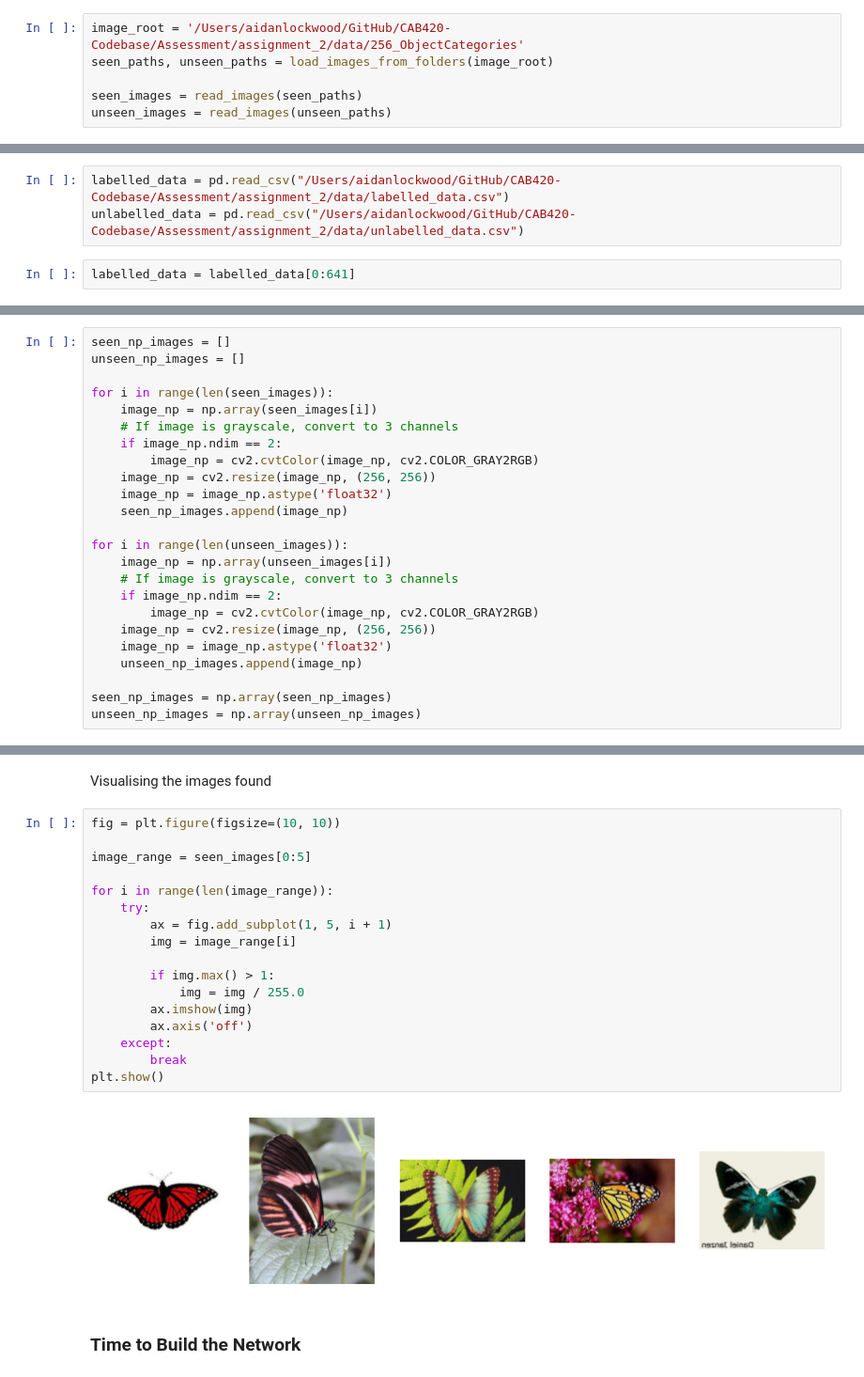
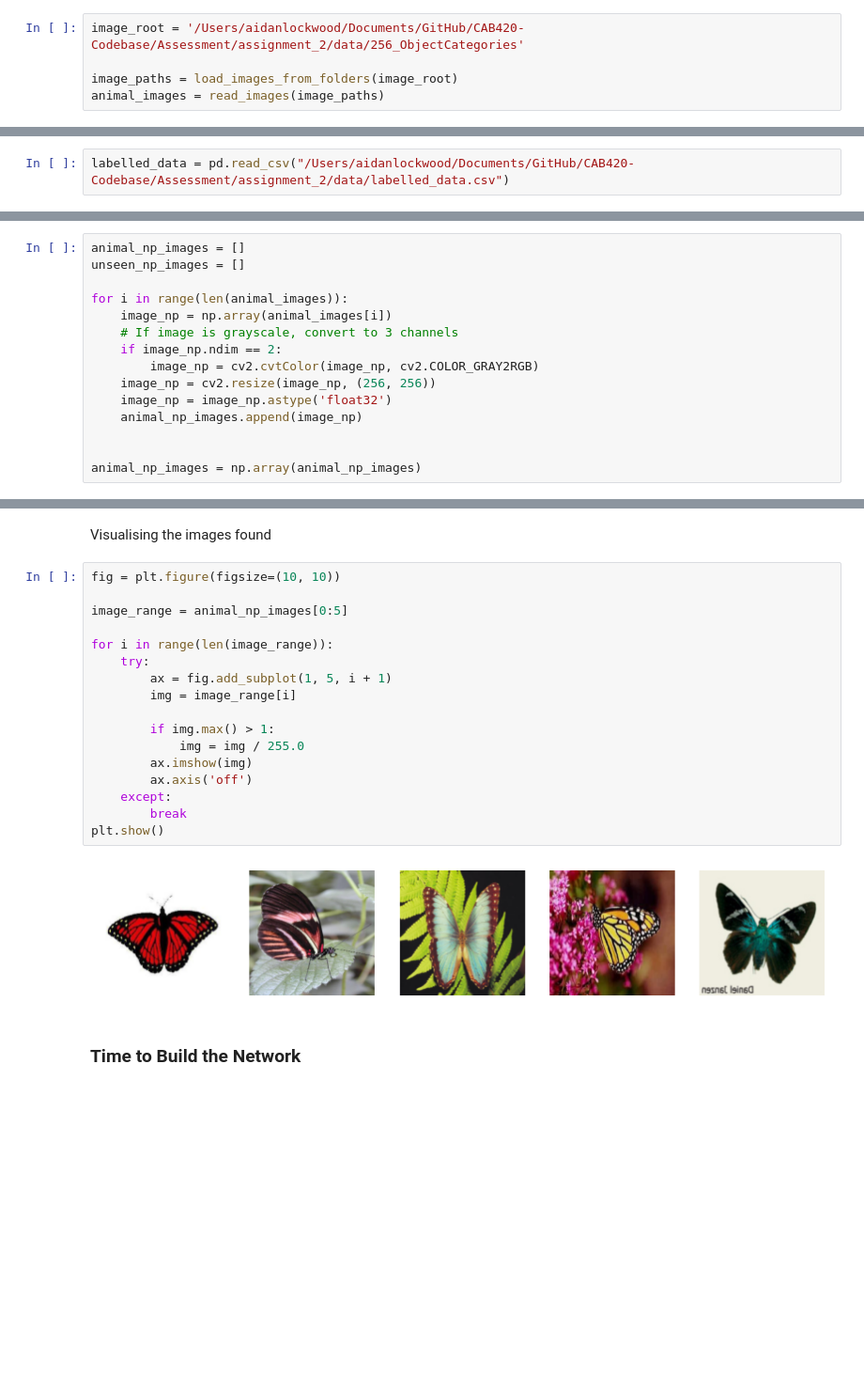
Before and after one commit to aidanlockwood20/CAB420-Codebase, a Jupyter notebook: Assessment/assignment_2/assignment_2.ipynb, the cells around one changed output, grey strips where cells are left out. Shown at 94% size. Drawn from its saved outputs; the diff is of its cells as text; blank space fills up the shorter version.

```diff
--- a/Assessment/assignment_2/assignment_2.ipynb
+++ b/Assessment/assignment_2/assignment_2.ipynb
@@ -200,7 +99,6 @@ def generate_pseudo_labels(seen_data, unseen_X_data, model, threshold = None):
 # %%
-image_root = '/Users/aidanlockwood/GitHub/CAB420-Codebase/Assessment/assignment_2/data/256_ObjectCategories'
-seen_paths, unseen_paths = load_images_from_folders(image_root)
+image_root = '/Users/aidanlockwood/Documents/GitHub/CAB420-Codebase/Assessment/assignment_2/data/256_ObjectCategories'
 
-seen_images = read_images(seen_paths)
-unseen_images = read_images(unseen_paths)
+image_paths = load_images_from_folders(image_root)
+animal_images = read_images(image_paths)
 # %% [output]
@@ -224,7 +118,4 @@ Error loading image: /Users/aidanlockwood/GitHub/CAB420-Codebase/Assessment/assi
 # %% [markdown]
 Downloading the datasets
 # %%
-labelled_data = pd.read_csv("/Users/aidanlockwood/GitHub/CAB420-Codebase/Assessment/assignment_2/data/labelled_data.csv")
-unlabelled_data = pd.read_csv("/Users/aidanlockwood/GitHub/CAB420-Codebase/Assessment/assignment_2/data/unlabelled_data.csv")
+labelled_data = pd.read_csv("/Users/aidanlockwood/Documents/GitHub/CAB420-Codebase/Assessment/assignment_2/data/labelled_data.csv")
-# %%
-labelled_data = labelled_data[0:641]
@@ -243,29 +128,20 @@ unlabelled_data.sort_values(by = 'filename_id', inplace = True)
 # %% [markdown]
 These images aren't in a standardised format. Going to implement a resize to keep them in the same format
 # %%
-seen_np_images = []
+animal_np_images = []
 unseen_np_images = []
 
-for i in range(len(seen_images)):
-    image_np = np.array(seen_images[i])
+for i in range(len(animal_images)):
+    image_np = np.array(animal_images[i])
     # If image is grayscale, convert to 3 channels
     if image_np.ndim == 2:
         image_np = cv2.cvtColor(image_np, cv2.COLOR_GRAY2RGB)
     image_np = cv2.resize(image_np, (256, 256))
     image_np = image_np.astype('float32')
-    seen_np_images.append(image_np)
+    animal_np_images.append(image_np)
 
-for i in range(len(unseen_images)):
-    image_np = np.array(unseen_images[i])
-    # If image is grayscale, convert to 3 channels
-    if image_np.ndim == 2:
-        image_np = cv2.cvtColor(image_np, cv2.COLOR_GRAY2RGB)
-    image_np = cv2.resize(image_np, (256, 256))
-    image_np = image_np.astype('float32')
-    unseen_np_images.append(image_np)
 
-seen_np_images = np.array(seen_np_images)
-unseen_np_images = np.array(unseen_np_images)
+animal_np_images = np.array(animal_np_images)
 # %% [markdown]
 Organising the train/test split
 # %%
@@ -354,22 +185,22 @@ Visualising the images found
 # %%
 fig = plt.figure(figsize=(10, 10))
 
-image_range = seen_images[0:5]
+image_range = animal_np_images[0:5]
 
 for i in range(len(image_range)):
     try:
         ax = fig.add_subplot(1, 5, i + 1)
         img = image_range[i]
 
         if img.max() > 1:
             img = img / 255.0
         ax.imshow(img)
         ax.axis('off')
     except:
         break
 plt.show()
 # %% [output]
-[figure, old version]
+[figure, new version]
 # %% [markdown]
 ### Time to Build the Network
 # %% [markdown]
```
Also changed, not shown: parts of 29 cells of this notebook.
